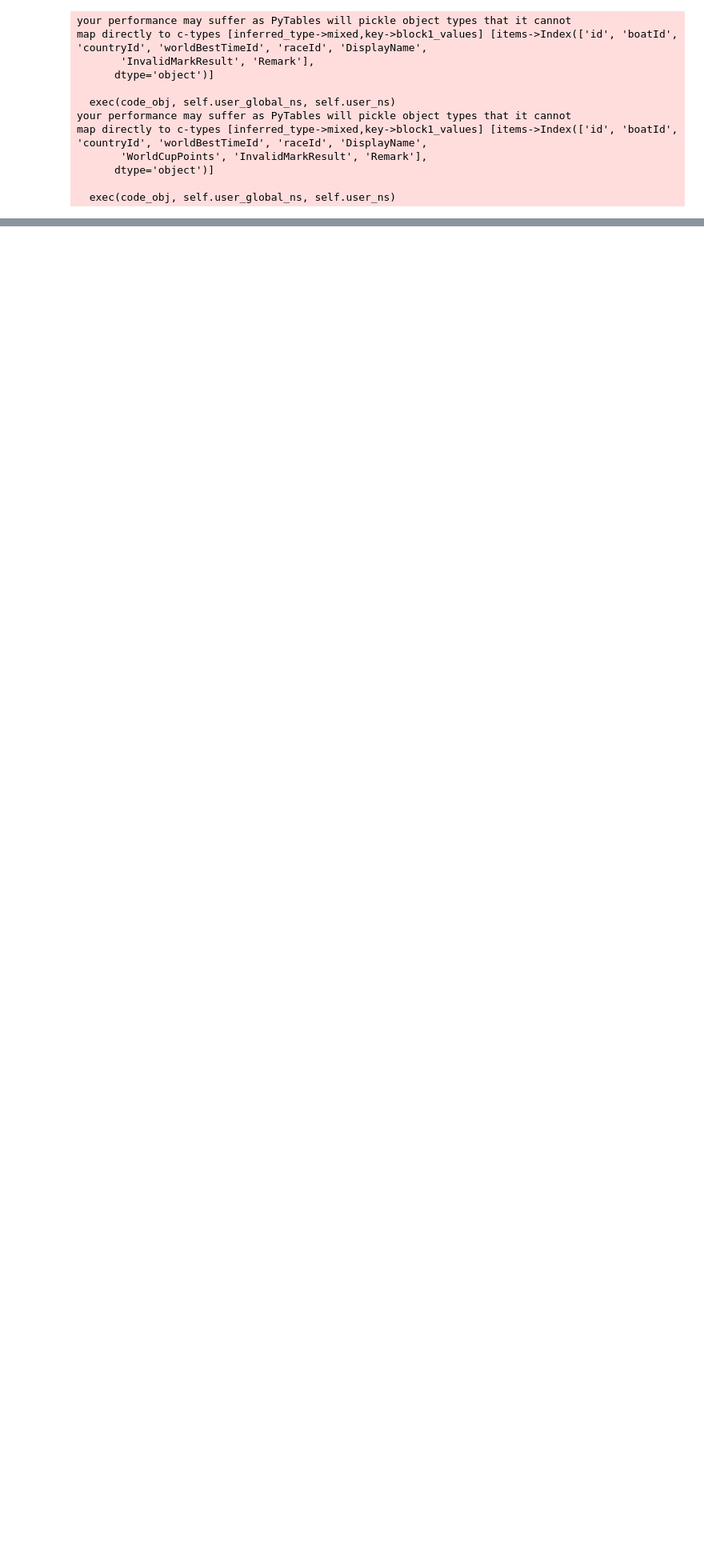
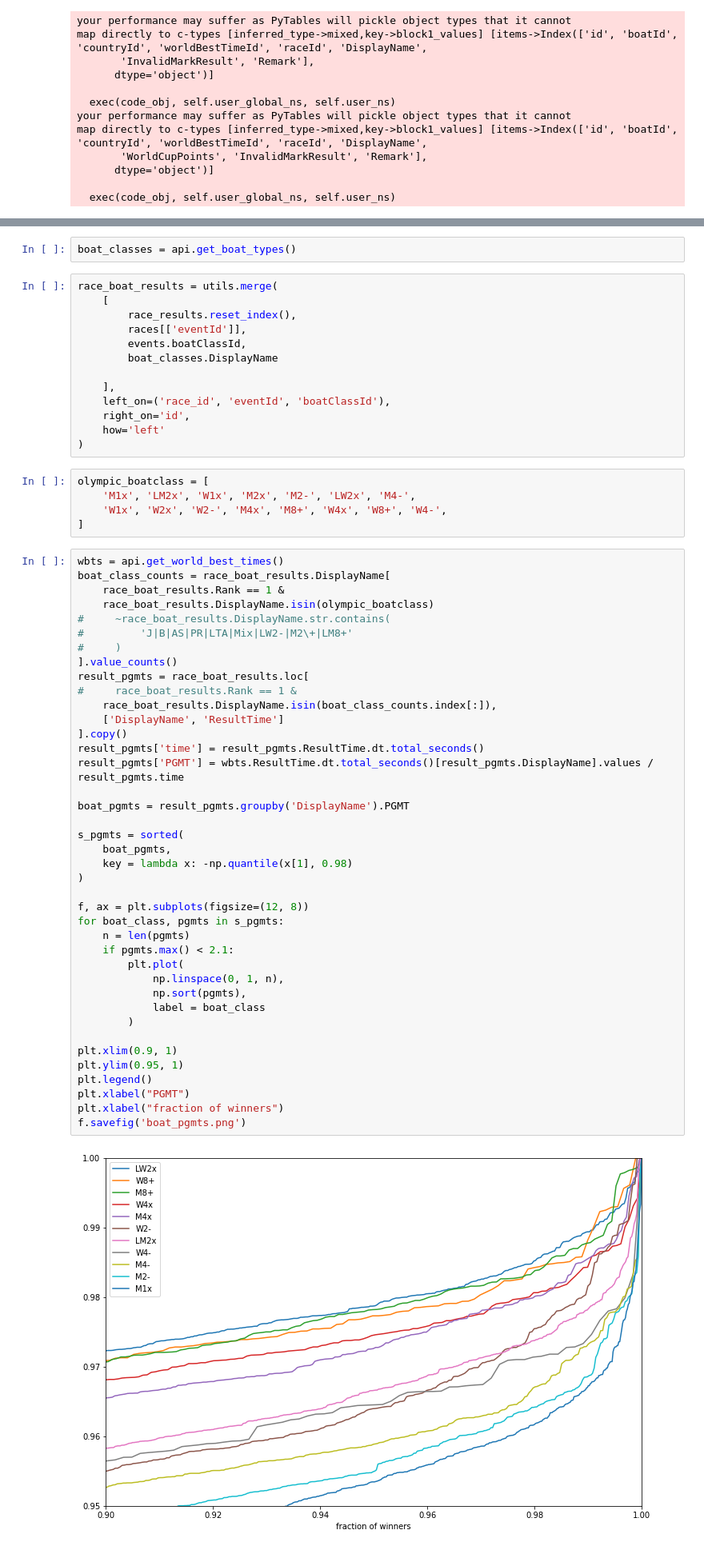
Before and after one commit to matthewghgriffiths/rowing, a Jupyter notebook: download historical live data.ipynb, the cells around one changed output, grey strips where cells are left out. Shown at 80% size. Drawn from its saved outputs; the diff is of its cells as text; blank space fills up the shorter version.

```diff
--- a/download historical live data.ipynb
+++ b/download historical live data.ipynb
@@ -335,0 +310,62 @@ race_live_data, errors = utils.map_concurrent(
+# %%
+boat_classes = api.get_boat_types()
+# %%
+race_boat_results = utils.merge(
+    [
+        race_results.reset_index(),
+        races[['eventId']],
+        events.boatClassId,
+        boat_classes.DisplayName
+
+    ],
+    left_on=('race_id', 'eventId', 'boatClassId'),
+    right_on='id',
+    how='left'
+)
+# %%
+olympic_boatclass = [
+    'M1x', 'LM2x', 'W1x', 'M2x', 'M2-', 'LW2x', 'M4-',
+    'W1x', 'W2x', 'W2-', 'M4x', 'M8+', 'W4x', 'W8+', 'W4-',
+]
+# %%
+wbts = api.get_world_best_times()
+boat_class_counts = race_boat_results.DisplayName[
+    race_boat_results.Rank == 1 &
+    race_boat_results.DisplayName.isin(olympic_boatclass)
+#     ~race_boat_results.DisplayName.str.contains(
+#         'J|B|AS|PR|LTA|Mix|LW2-|M2\+|LM8+'
+#     )
+].value_counts()
+result_pgmts = race_boat_results.loc[
+#     race_boat_results.Rank == 1 &
+    race_boat_results.DisplayName.isin(boat_class_counts.index[:]),
+    ['DisplayName', 'ResultTime']
+].copy()
+result_pgmts['time'] = result_pgmts.ResultTime.dt.total_seconds()
+result_pgmts['PGMT'] = wbts.ResultTime.dt.total_seconds()[result_pgmts.DisplayName].values / result_pgmts.time
+
+boat_pgmts = result_pgmts.groupby('DisplayName').PGMT
+
+s_pgmts = sorted(
+    boat_pgmts,
+    key = lambda x: -np.quantile(x[1], 0.98)
+)
+
+f, ax = plt.subplots(figsize=(12, 8))
+for boat_class, pgmts in s_pgmts:
+    n = len(pgmts)
+    if pgmts.max() < 2.1:
+        plt.plot(
+            np.linspace(0, 1, n),
+            np.sort(pgmts),
+            label = boat_class
+        )
+
+plt.xlim(0.9, 1)
+plt.ylim(0.95, 1)
+plt.legend()
+plt.xlabel("PGMT")
+plt.xlabel("fraction of winners")
+f.savefig('boat_pgmts.png')
+# %% [output]
+[figure, added]
```
Also changed, not shown: parts of 18 cells of this notebook, 4 other files.
